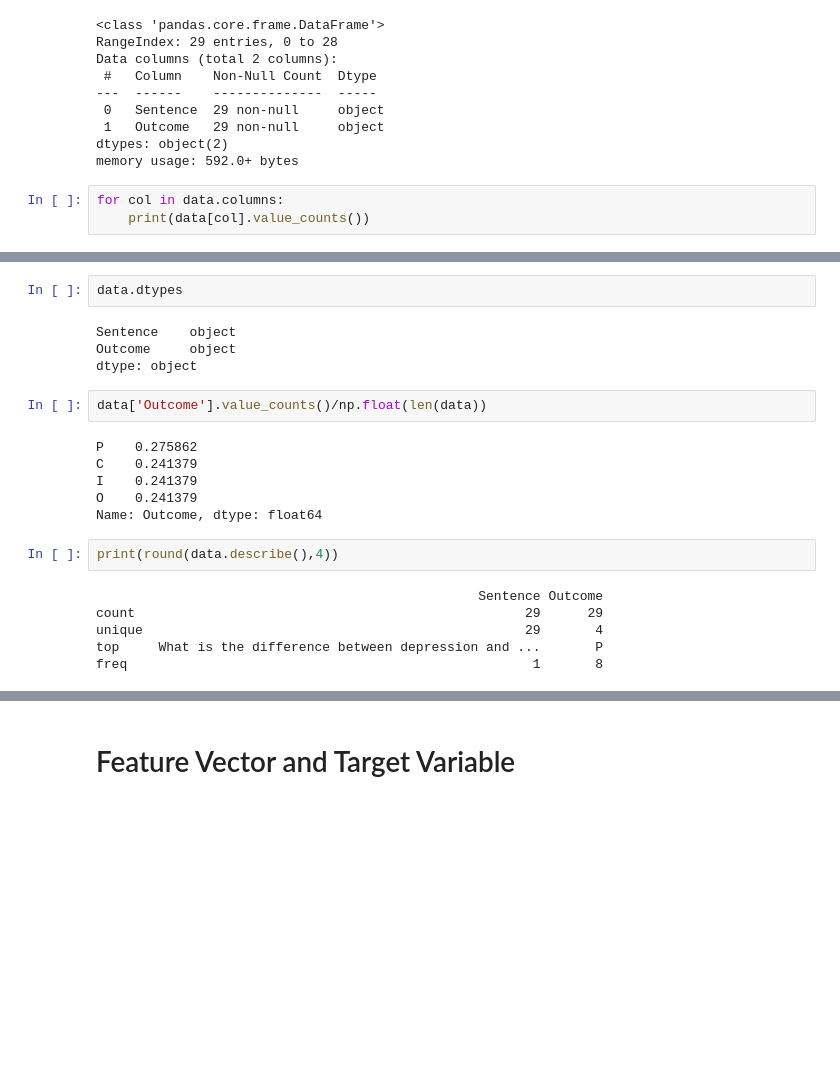
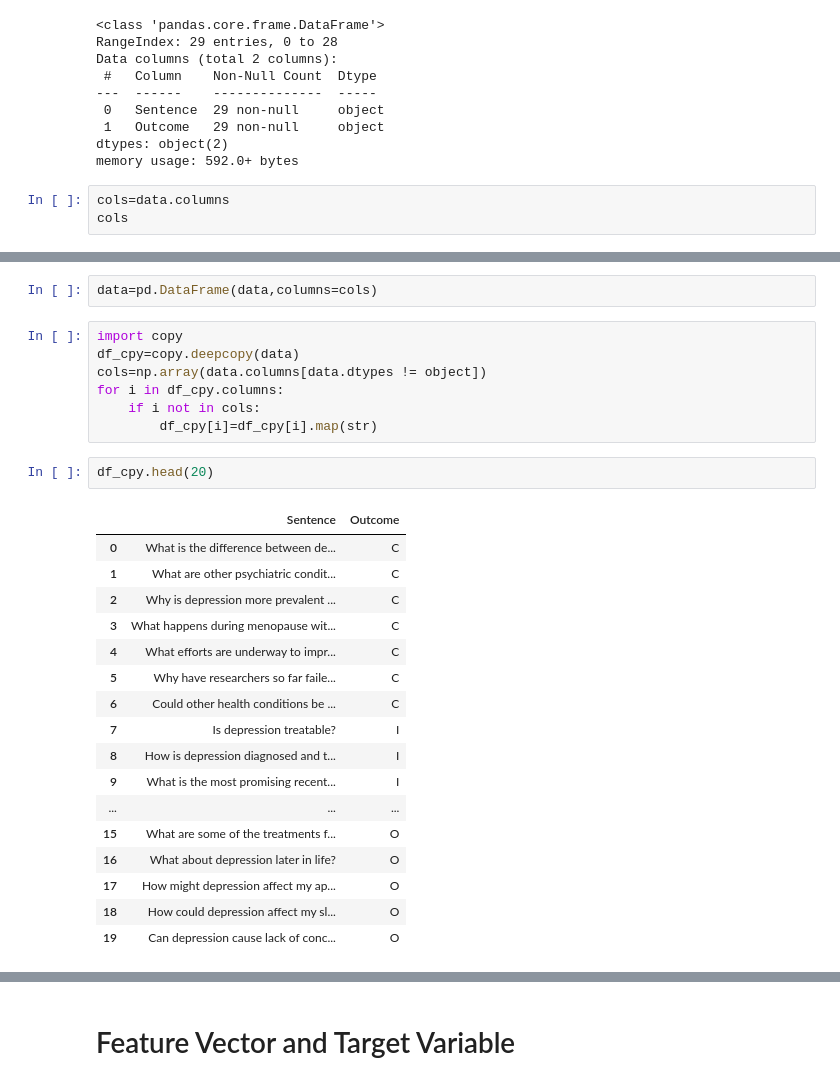
Before and after one commit to Dhyey17/LY-Project, a Jupyter notebook: PICO Classification/Classification Model.ipynb, the cells around one changed output, grey strips where cells are left out. Saved outputs shown, nothing was run; the diff lists cells and outputs as text; blank space fills up the shorter version.

```diff
--- a/PICO Classification/Classification Model.ipynb
+++ b/PICO Classification/Classification Model.ipynb
@@ -47,6 +45,6 @@ Data columns (total 2 columns):
 dtypes: object(2)
 memory usage: 592.0+ bytes
 # %%
-for col in data.columns:
-    print(data[col].value_counts())
+cols=data.columns
+cols
 # %% [output]
@@ -78,22 +52,29 @@ Name: Outcome, dtype: int64
-# %%
-data.dtypes
-# %% [output]
-Sentence    object
-Outcome     object
-dtype: object
-# %%
-data['Outcome'].value_counts()/np.float(len(data))
-# %% [output]
-P    0.275862
-C    0.241379
-I    0.241379
-O    0.241379
-Name: Outcome, dtype: float64
-# %%
-print(round(data.describe(),4))
-# %% [output]
-                                                 Sentence Outcome
-count                                                  29      29
-unique                                                 29       4
-top     What is the difference between depression and ...       P
-freq                                                    1       8
+# %%
+data=pd.DataFrame(data,columns=cols)
+# %%
+import copy
+df_cpy=copy.deepcopy(data)
+cols=np.array(data.columns[data.dtypes != object])
+for i in df_cpy.columns:
+    if i not in cols:
+        df_cpy[i]=df_cpy[i].map(str)
+# %%
+df_cpy.head(20)
+# %% [output]
+|  | Sentence | Outcome |
+| 0 | What is the difference between de... | C |
+| 1 | What are other psychiatric condit... | C |
+| 2 | Why is depression more prevalent ... | C |
+| 3 | What happens during menopause wit... | C |
+| 4 | What efforts are underway to impr... | C |
+| 5 | Why have researchers so far faile... | C |
+| 6 | Could other health conditions be ... | C |
+| 7 | Is depression treatable? | I |
+| 8 | How is depression diagnosed and t... | I |
+| 9 | What is the most promising recent... | I |
+| ... | ... | ... |
+| 15 | What are some of the treatments f... | O |
+| 16 | What about depression later in life? | O |
+| 17 | How might depression affect my ap... | O |
+| 18 | How could depression affect my sl... | O |
+| 19 | Can depression cause lack of conc... | O |
```
Also changed, not shown: parts of 26 cells of this notebook.
